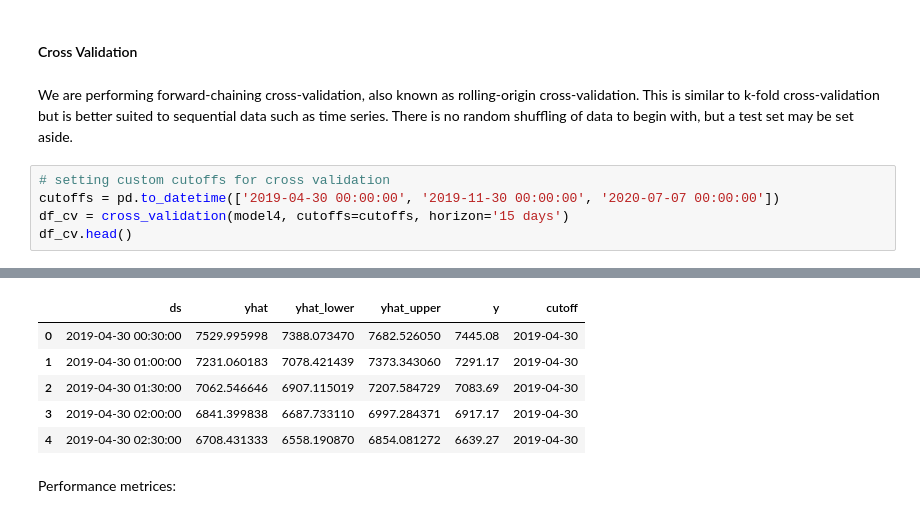
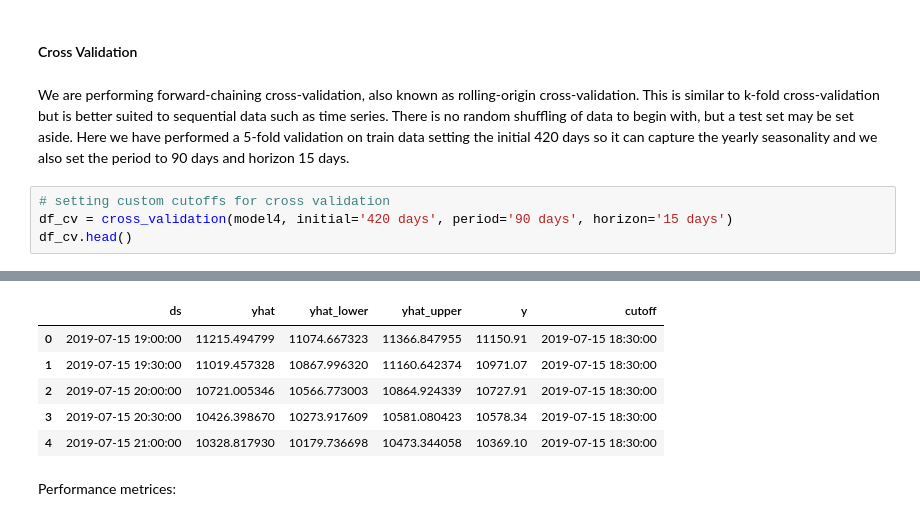
Before and after one commit to rushmila/Group3_ZZSC9020_electricity_demand_forecasting, a Jupyter notebook: src/4_Model_Prophet.ipynb, the cells around one changed output, grey strips where cells are left out. Drawn from its saved outputs; the diff is of its cells as text.

```diff
--- a/src/4_Model_Prophet.ipynb
+++ b/src/4_Model_Prophet.ipynb
@@ -609,10 +609,9 @@ Mean Absolute Error: 132.15816649216157
 # %% [markdown]
 #### Cross Validation
 # %% [markdown]
-We are performing forward-chaining cross-validation, also known as rolling-origin cross-validation. This is similar to k-fold cross-validation but is better suited to sequential data such as time series. There is no random shuffling of data to begin with, but a test set may be set aside.
+We are performing forward-chaining cross-validation, also known as rolling-origin cross-validation. This is similar to k-fold cross-validation but is better suited to sequential data such as time series. There is no random shuffling of data to begin with, but a test set may be set aside. Here we have performed a 5-fold validation on train data setting the initial 420 days so it can capture the yearly seasonality and we also set the period to 90 days and horizon 15 days.
 # %%
 # setting custom cutoffs for cross validation
-cutoffs = pd.to_datetime(['2019-04-30 00:00:00', '2019-11-30 00:00:00', '2020-07-07 00:00:00'])
-df_cv = cross_validation(model4, cutoffs=cutoffs, horizon='15 days')
+df_cv = cross_validation(model4, initial='420 days', period='90 days', horizon='15 days')
 df_cv.head()
 # %% [output]
@@ -625,9 +628,9 @@ df_cv.head()
 |  | ds | yhat | yhat_lower | yhat_upper | y | cutoff |
-| 0 | 2019-04-30 00:30:00 | 7529.995998 | 7388.073470 | 7682.526050 | 7445.08 | 2019-04-30 |
-| 1 | 2019-04-30 01:00:00 | 7231.060183 | 7078.421439 | 7373.343060 | 7291.17 | 2019-04-30 |
-| 2 | 2019-04-30 01:30:00 | 7062.546646 | 6907.115019 | 7207.584729 | 7083.69 | 2019-04-30 |
-| 3 | 2019-04-30 02:00:00 | 6841.399838 | 6687.733110 | 6997.284371 | 6917.17 | 2019-04-30 |
-| 4 | 2019-04-30 02:30:00 | 6708.431333 | 6558.190870 | 6854.081272 | 6639.27 | 2019-04-30 |
+| 0 | 2019-07-15 19:00:00 | 11215.494799 | 11074.667323 | 11366.847955 | 11150.91 | 2019-07-15 18:30:00 |
+| 1 | 2019-07-15 19:30:00 | 11019.457328 | 10867.996320 | 11160.642374 | 10971.07 | 2019-07-15 18:30:00 |
+| 2 | 2019-07-15 20:00:00 | 10721.005346 | 10566.773003 | 10864.924339 | 10727.91 | 2019-07-15 18:30:00 |
+| 3 | 2019-07-15 20:30:00 | 10426.398670 | 10273.917609 | 10581.080423 | 10578.34 | 2019-07-15 18:30:00 |
+| 4 | 2019-07-15 21:00:00 | 10328.817930 | 10179.736698 | 10473.344058 | 10369.10 | 2019-07-15 18:30:00 |
 # %% [markdown]
 Performance metrices:
 # %%
```
Also changed, not shown: parts of 14 cells of this notebook, 1 other file.
